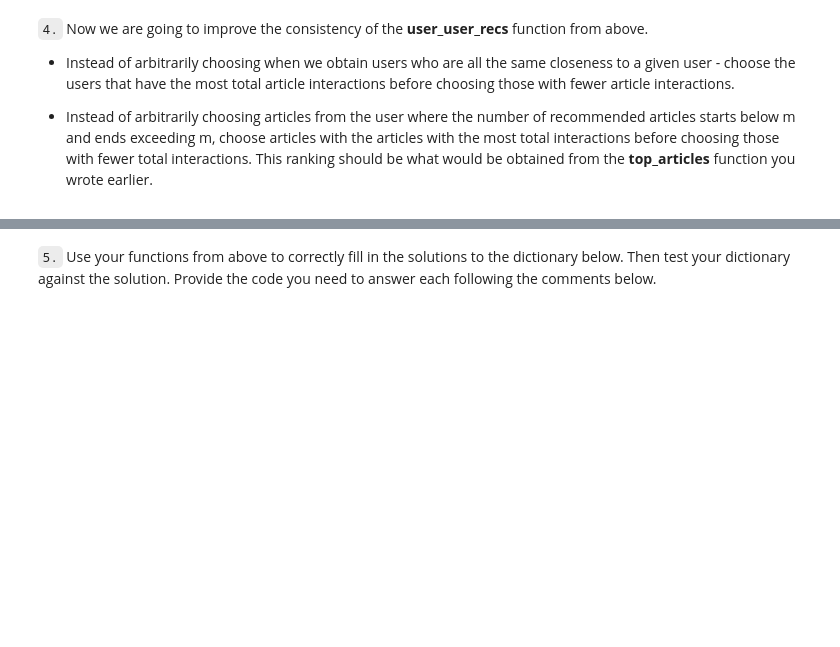
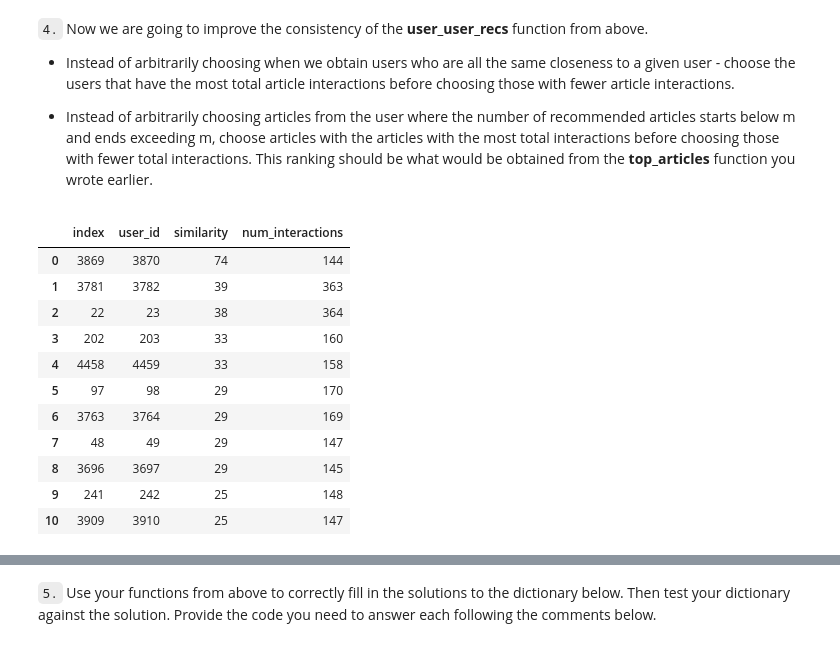
Before and after one commit to bvcmartins/recommendations_IBM, a Jupyter notebook: recommendations.ipynb, the cells around one changed output, grey strips where cells are left out. Saved outputs shown, nothing was run; the diff lists cells and outputs as text; code cells hidden in the pictures; blank space fills up the shorter version.

```diff
--- a/recommendations.ipynb
+++ b/recommendations.ipynb
@@ -438,9 +401,9 @@ def create_user_item_matrix(df):
     '''
     # Fill in the function here
 
-    return pd.crosstab(df['user_id'], df['article_id'])
+    return pd.crosstab(df['user_id'], df['article_id']).applymap(lambda x: 1 if x>0 else 0)
 # %%
-user_item = create_user_item_matrix(df2)
+user_item = create_user_item_matrix(df)
 # %%
 np.unique(user_item.values)
 # %% [output]
@@ -625,17 +622,28 @@ def get_top_sorted_users(user_id, df=df, user_item=user_item):
 
     '''
     # Your code here
-
     target_array = user_item.iloc[user_id-1,:].values
     df_ = user_item.dot(target_array).to_frame('similarity').reset_index()
-    list_articles = user_item.loc[x.user_id,:].where(lambda x: x>0).dropna().index.tolist()
-    df_['num_interactions'] = df_.apply(lambda x: len(list_articles), axis=1)
-
-    return df_.sort_values(['similarity','num_interactions'], ascending=False).reset_index()[1:]
+    num_interactions = df.groupby('user_id').size()
+    df_['num_interactions'] = df_['user_id'].map(lambda x: num_interactions[x])
+    return df_[df_['user_id'] != user_id].sort_values(['similarity','num_interactions'], ascending=False).reset_index()
 # %%
-user_id = 1
-df_ = get_top_sorted_users(user_id, df=df2, user_item=user_item)
-df_.head()
+user_id = 131
+df_ = get_top_sorted_users(user_id, df=df, user_item=user_item)
+df_.head(11)
+# %% [output]
+|  | index | user_id | similarity | num_interactions |
+| 0 | 3869 | 3870 | 74 | 144 |
+| 1 | 3781 | 3782 | 39 | 363 |
+| 2 | 22 | 23 | 38 | 364 |
+| 3 | 202 | 203 | 33 | 160 |
+| 4 | 4458 | 4459 | 33 | 158 |
+| 5 | 97 | 98 | 29 | 170 |
+| 6 | 3763 | 3764 | 29 | 169 |
+| 7 | 48 | 49 | 29 | 147 |
+| 8 | 3696 | 3697 | 29 | 145 |
+| 9 | 241 | 242 | 25 | 148 |
+| 10 | 3909 | 3910 | 25 | 147 |
 # %%
 def user_user_recs_part2(user_id, m=10):
     '''
```
Also changed, not shown: parts of 57 cells of this notebook.
